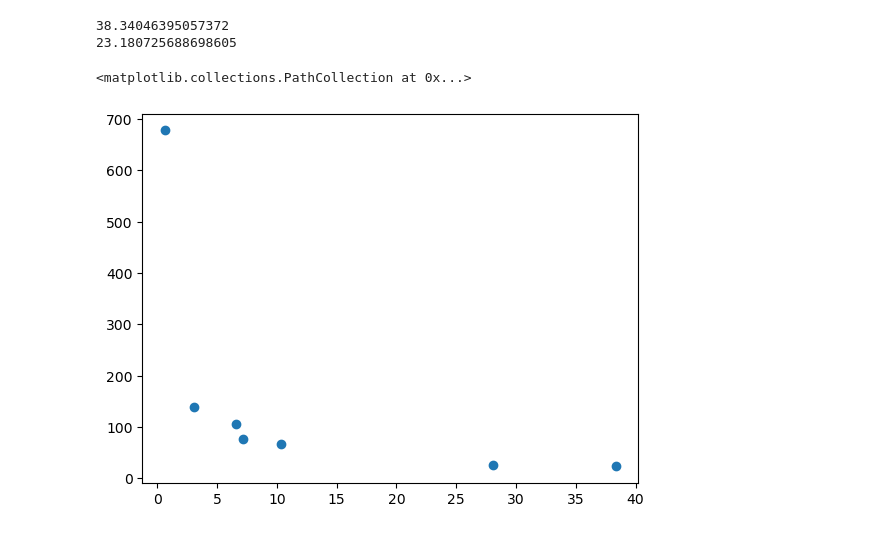
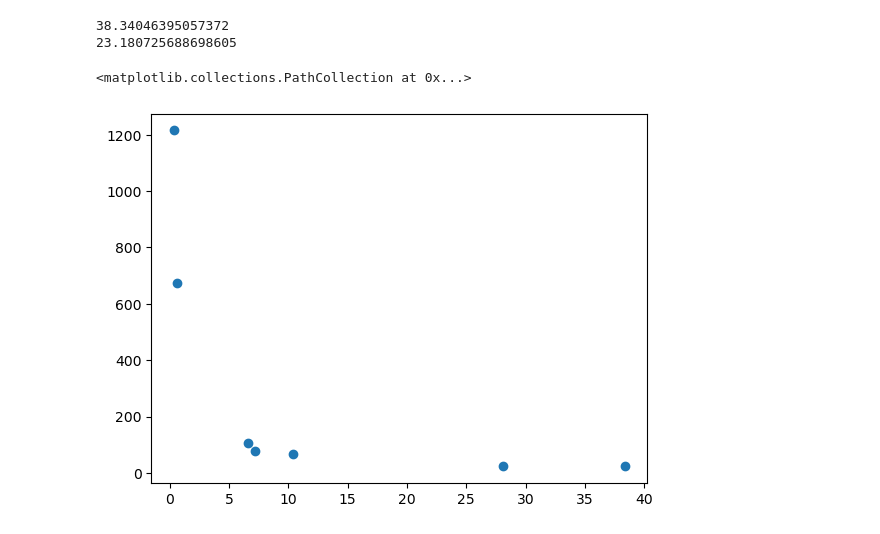
Before and after one commit to eyob-tewelde/quantum-nanostructures, a Jupyter notebook: hw3/q1_ps3.ipynb, the cells around one changed output. Cells and saved outputs as stored; diff of their text form; code cells hidden in the pictures.

```diff
--- a/hw3/q1_ps3.ipynb
+++ b/hw3/q1_ps3.ipynb
@@ -172,12 +172,12 @@ print(zns_br_hh)
 38.34046395057372
 23.180725688698605
 # %%
-overall_binding = np.array([0.6322047723183527, 3.1002696606311275, 6.605254012906061, 7.172080155783433, 10.36341577886985, 28.06390030100034, 38.34046395057372])
-overall_size = np.array([677.8012398133212, 138.21674415445705, 105.81388554322065, 77.62931446642659, 67.44181715941535, 26.229047939661577, 23.180725688698605])
+overall_binding = np.array([0.35271010840952605, 0.6345273807305634, 6.605254012906061, 7.172080155783433, 10.36341577886985, 28.06390030100034, 38.34046395057372])
+overall_size = np.array([1214.904728490919, 675.3202328320548, 105.81388554322065, 77.62931446642659, 67.44181715941535, 26.229047939661577, 23.180725688698605])
 
 plt.scatter(overall_binding, overall_size)
 # a, b, c = np.polyfit(overall_binding, overall_size, 2)
 # plt.plot(overall_binding, a * overall_size ** 2 + b * overall_size + c)
 # %% [output]
 <matplotlib.collections.PathCollection at 0x...>
-[figure, old version]
+[figure, new version]
```
Also changed, not shown: parts of 1 cell of this notebook, 5 other files.
